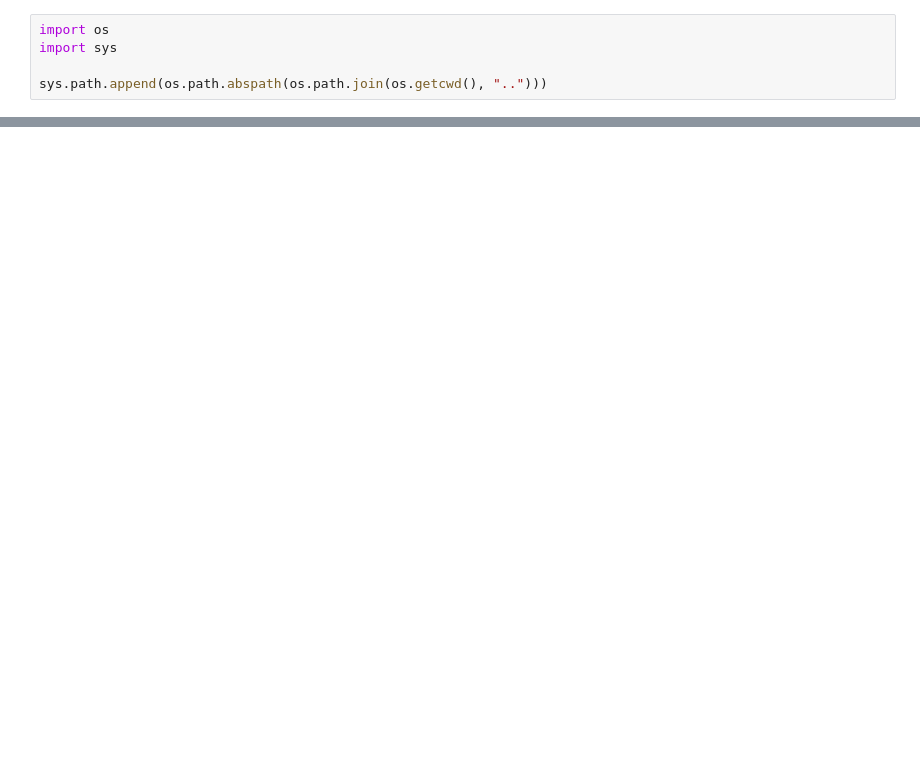
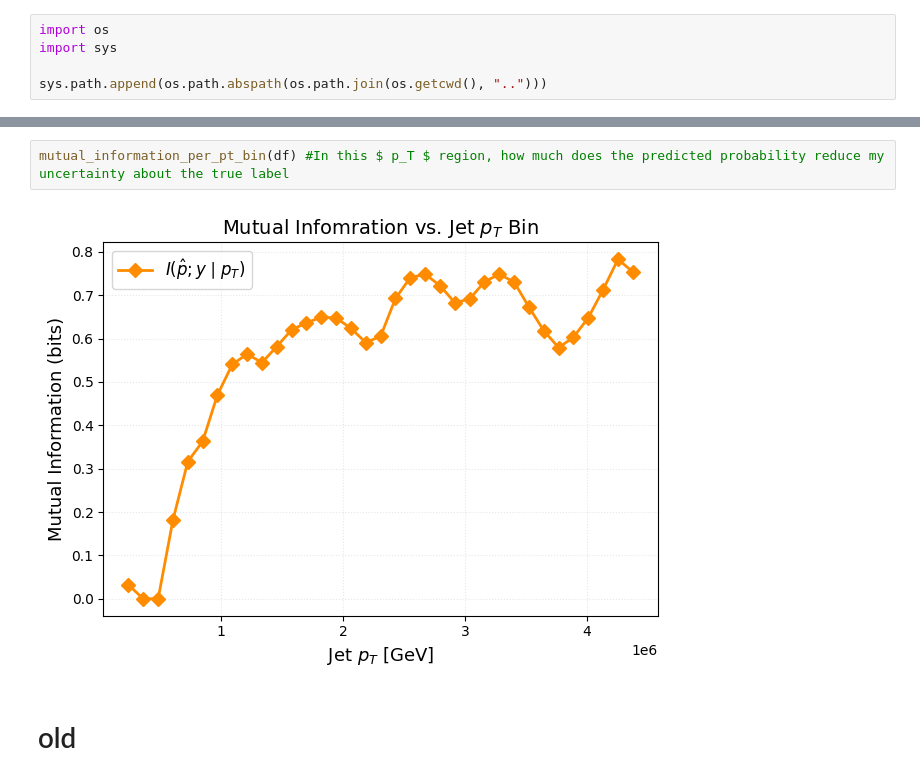
Before and after one commit to diegoquezadac/top_tagging, a Jupyter notebook: notebooks/infer_with_bnn.ipynb, the cells around one changed output, grey strips where cells are left out. Saved outputs shown, nothing was run; the diff lists cells and outputs as text; blank space fills up the shorter version.

```diff
--- a/notebooks/infer_with_bnn.ipynb
+++ b/notebooks/infer_with_bnn.ipynb
@@ -108,0 +489,6 @@ df
+# %%
+mutual_information_per_pt_bin(df) #In this $ p_T $ region, how much does the predicted probability reduce my uncertainty about the true label
+# %% [output]
+[figure, added]
+# %% [markdown]
+# old
```
Also changed, not shown: parts of 36 cells of this notebook.
